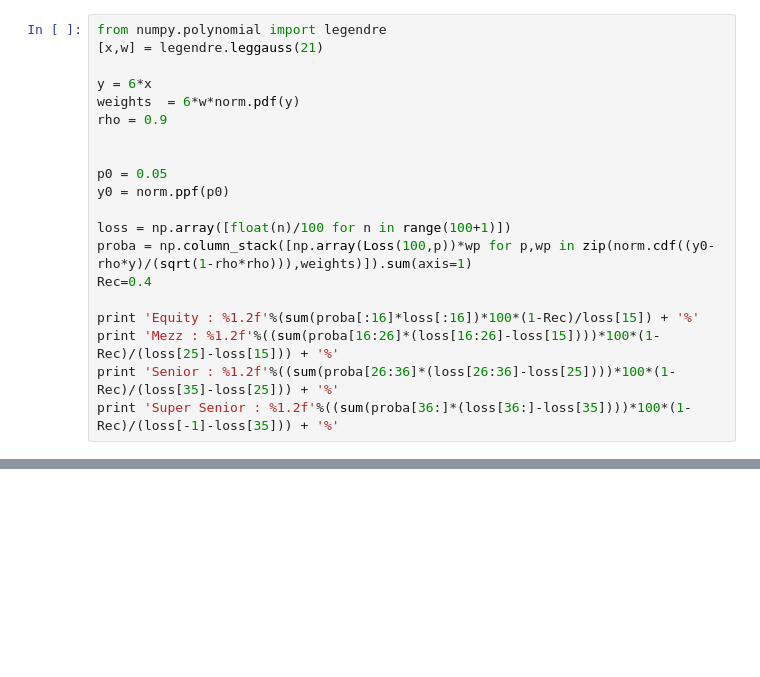
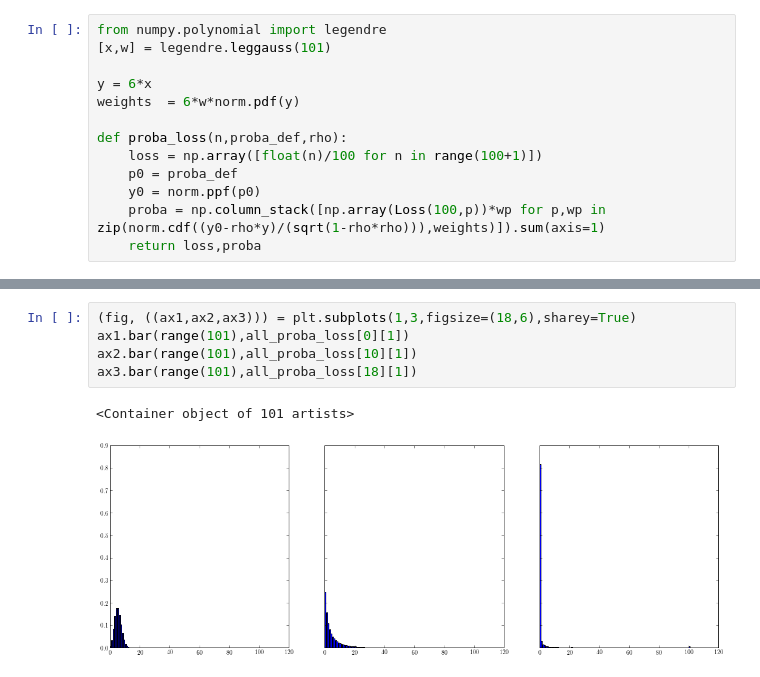
Before and after one commit to rguillemot/Formation_Finance, a Jupyter notebook: Forex_Credit_Equity/notebook/CDO.ipynb, the cells around one changed output, grey strips where cells are left out. Drawn from its saved outputs; the diff is of its cells as text; blank space fills up the shorter version.

```diff
--- a/Forex_Credit_Equity/notebook/CDO.ipynb
+++ b/Forex_Credit_Equity/notebook/CDO.ipynb
@@ -18,20 +15,13 @@ ax.bar(range(100+1),proba)
 # %%
 from numpy.polynomial import legendre
-[x,w] = legendre.leggauss(21)
+[x,w] = legendre.leggauss(101)
 
 y = 6*x
 weights  = 6*w*norm.pdf(y)
-rho = 0.9
 
-
-p0 = 0.05
-y0 = norm.ppf(p0)
-
-loss = np.array([float(n)/100 for n in range(100+1)])
-proba = np.column_stack([np.array(Loss(100,p))*wp for p,wp in zip(norm.cdf((y0-rho*y)/(sqrt(1-rho*rho))),weights)]).sum(axis=1)
-Rec=0.4
-
-print 'Equity : %1.2f'%(sum(proba[:16]*loss[:16])*100*(1-Rec)/loss[15]) + '%'
-print 'Mezz : %1.2f'%((sum(proba[16:26]*(loss[16:26]-loss[15])))*100*(1-Rec)/(loss[25]-loss[15])) + '%'
-print 'Senior : %1.2f'%((sum(proba[26:36]*(loss[26:36]-loss[25])))*100*(1-Rec)/(loss[35]-loss[25])) + '%'
-print 'Super Senior : %1.2f'%((sum(proba[36:]*(loss[36:]-loss[35])))*100*(1-Rec)/(loss[-1]-loss[35])) + '%'
+def proba_loss(n,proba_def,rho):
+    loss = np.array([float(n)/100 for n in range(100+1)])
+    p0 = proba_def
+    y0 = norm.ppf(p0)
+    proba = np.column_stack([np.array(Loss(100,p))*wp for p,wp in zip(norm.cdf((y0-rho*y)/(sqrt(1-rho*rho))),weights)]).sum(axis=1)
+    return loss,proba
@@ -48,0 +85,8 @@ ax.bar(range(100+1),proba)
+# %%
+(fig, ((ax1,ax2,ax3))) = plt.subplots(1,3,figsize=(18,6),sharey=True)
+ax1.bar(range(101),all_proba_loss[0][1])
+ax2.bar(range(101),all_proba_loss[10][1])
+ax3.bar(range(101),all_proba_loss[18][1])
+# %% [output]
+<Container object of 101 artists>
+[figure, added]
```
Also changed, not shown: parts of 12 cells of this notebook.
